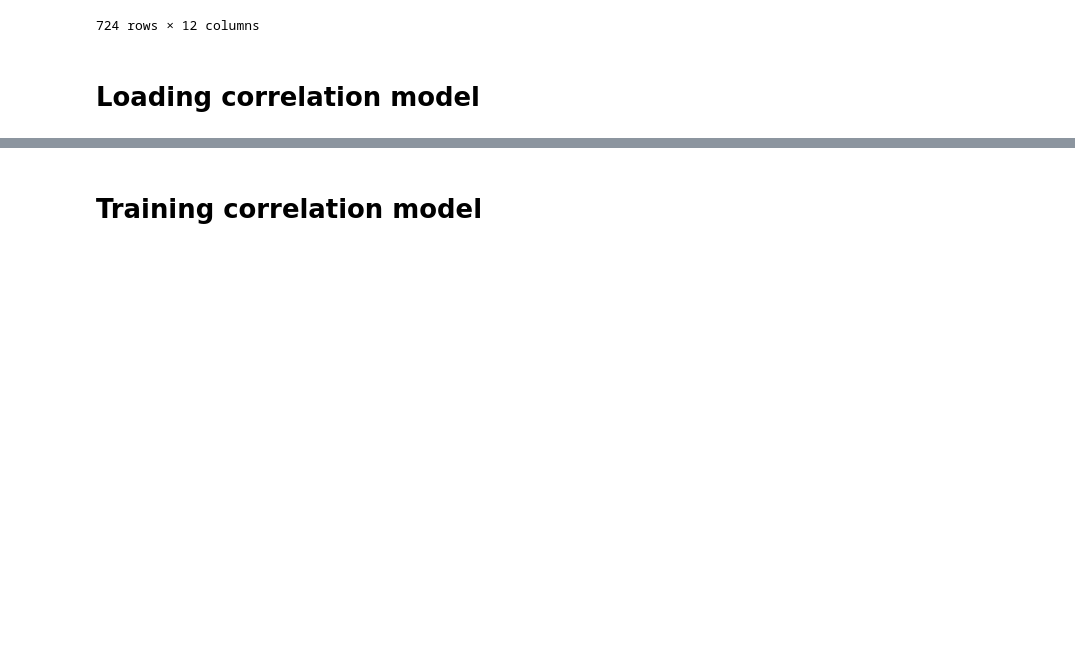
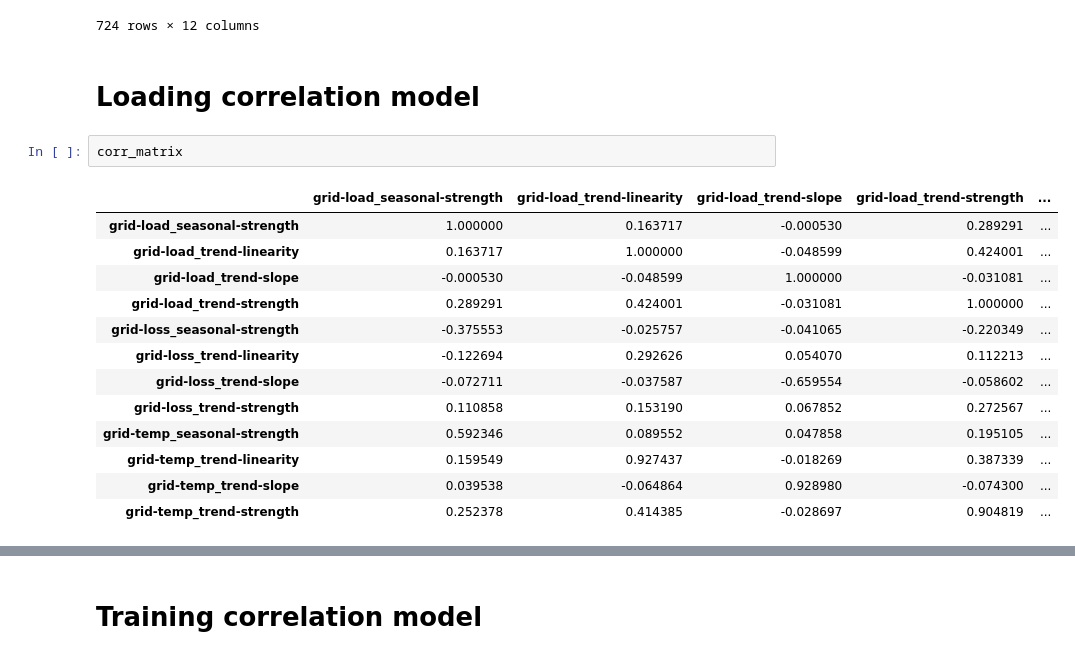
Before and after one commit to Mesterne/BEAST, a Jupyter notebook: notebooks/experiments/basic_correlation.ipynb, the cells around one changed output, grey strips where cells are left out. Saved outputs shown, nothing was run; the diff lists cells and outputs as text; blank space fills up the shorter version.

```diff
--- a/notebooks/experiments/basic_correlation.ipynb
+++ b/notebooks/experiments/basic_correlation.ipynb
@@ -236,3 +236,19 @@ df_pivot
 724 rows × 12 columns
 # %% [markdown]
 # Loading correlation model
+# %%
+corr_matrix
+# %% [output]
+|  | grid-load_seasonal-strength | grid-load_trend-linearity | grid-load_trend-slope | grid-load_trend-strength | ... |
+| grid-load_seasonal-strength | 1.000000 | 0.163717 | -0.000530 | 0.289291 | ... |
+| grid-load_trend-linearity | 0.163717 | 1.000000 | -0.048599 | 0.424001 | ... |
+| grid-load_trend-slope | -0.000530 | -0.048599 | 1.000000 | -0.031081 | ... |
+| grid-load_trend-strength | 0.289291 | 0.424001 | -0.031081 | 1.000000 | ... |
+| grid-loss_seasonal-strength | -0.375553 | -0.025757 | -0.041065 | -0.220349 | ... |
+| grid-loss_trend-linearity | -0.122694 | 0.292626 | 0.054070 | 0.112213 | ... |
+| grid-loss_trend-slope | -0.072711 | -0.037587 | -0.659554 | -0.058602 | ... |
+| grid-loss_trend-strength | 0.110858 | 0.153190 | 0.067852 | 0.272567 | ... |
+| grid-temp_seasonal-strength | 0.592346 | 0.089552 | 0.047858 | 0.195105 | ... |
+| grid-temp_trend-linearity | 0.159549 | 0.927437 | -0.018269 | 0.387339 | ... |
+| grid-temp_trend-slope | 0.039538 | -0.064864 | 0.928980 | -0.074300 | ... |
+| grid-temp_trend-strength | 0.252378 | 0.414385 | -0.028697 | 0.904819 | ... |
```
Also changed, not shown: parts of 3 cells of this notebook, 1 other file.
